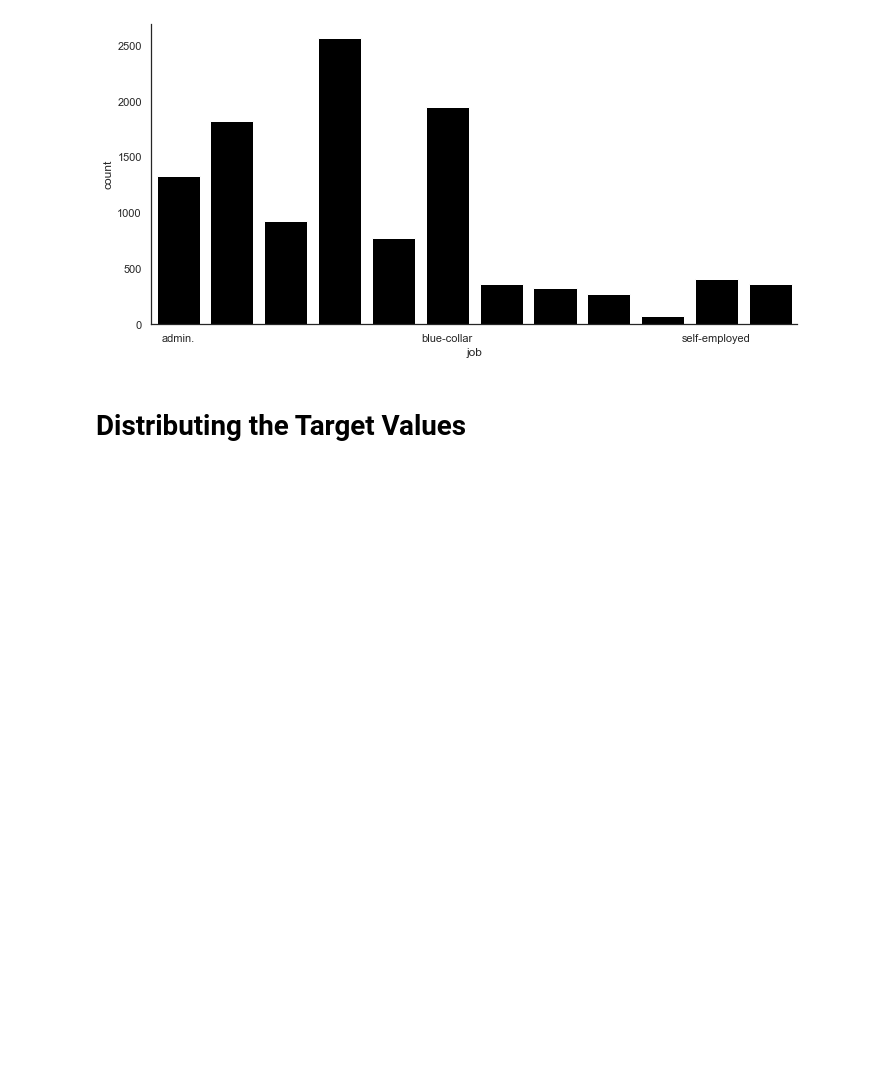
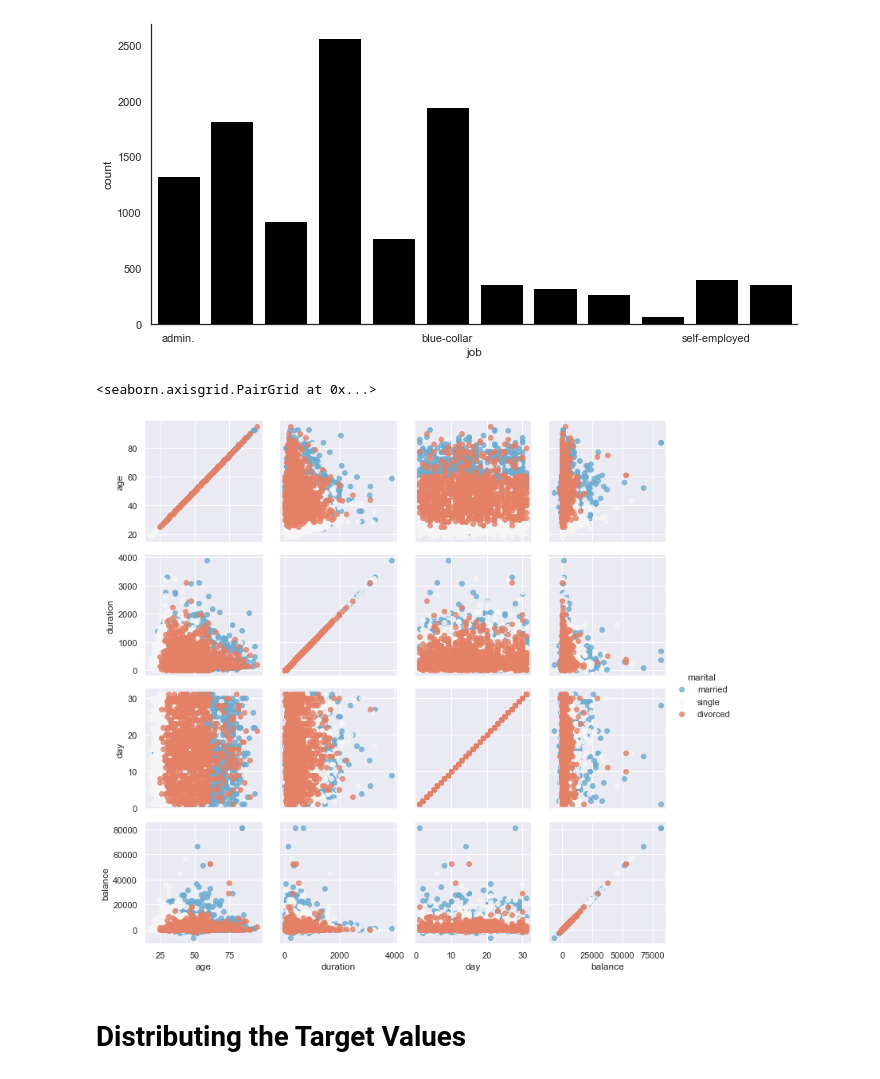
Before and after one commit to Ashraf-Khabar/bank-marketing-data-analysis, a Jupyter notebook: model/model.ipynb, the cells around one changed output. Saved outputs shown, nothing was run; the diff lists cells and outputs as text; code cells hidden in the pictures; blank space fills up the shorter version.

```diff
--- a/model/model.ipynb
+++ b/model/model.ipynb
@@ -56,6 +56,14 @@ with sns.axes_style('white'):
     g.set_xticklabels(step=5)
 # %% [output]
 [figure]
+# %%
+g = sns.PairGrid(df, vars=['age', 'duration', 'day', 'balance'],
+                 hue='marital', palette='RdBu_r')
+g.map(plt.scatter, alpha=0.8)
+g.add_legend()
+# %% [output]
+<seaborn.axisgrid.PairGrid at 0x...>
+[figure, added]
 # %% [markdown]
 # Distributing the Target Values
 # %%
```
